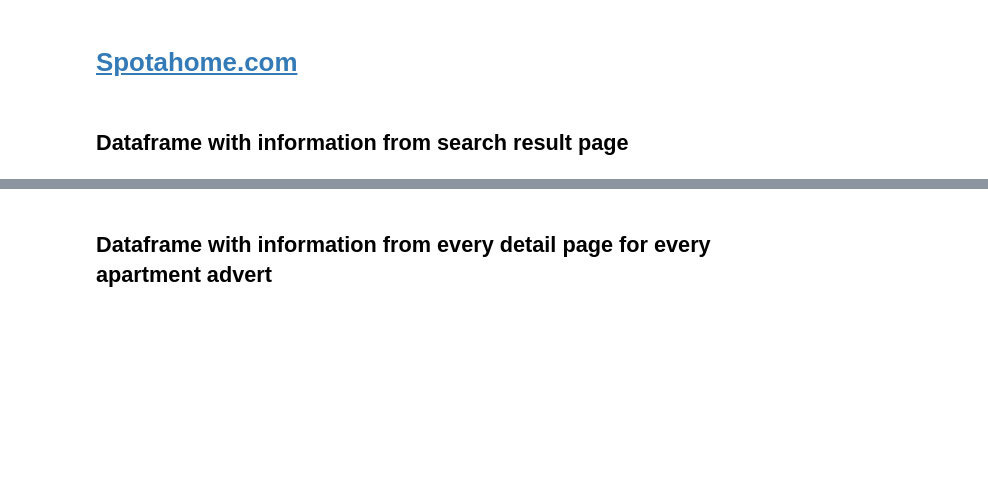
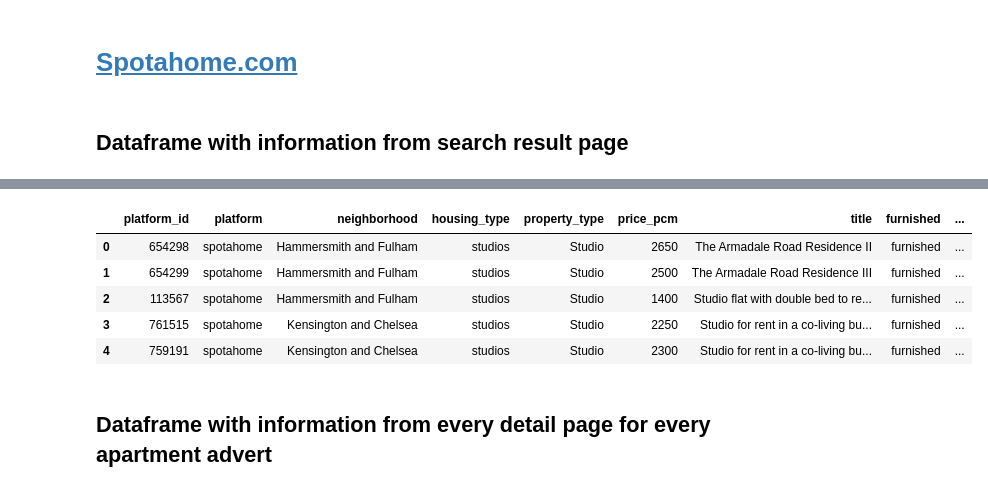
Before and after one commit to capstone-jmrs/capstone-proptech-repo, a Jupyter notebook: spotahome_julia_clean.ipynb, the cells around one changed output, grey strips where cells are left out. Drawn from its saved outputs; the diff is of its cells as text; code cells hidden in the pictures; blank space fills up the shorter version.

```diff
--- a/spotahome_julia_clean.ipynb
+++ b/spotahome_julia_clean.ipynb
@@ -212,3 +216,12 @@ memory usage: 91.6+ KB
+# %%
+df_complete.head(5)
+# %% [output]
+|  | platform_id | platform | neighborhood | housing_type | property_type | price_pcm | title | furnished | ... |
+| 0 | 654298 | spotahome | Hammersmith and Fulham | studios | Studio | 2650 | The Armadale Road Residence II | furnished | ... |
+| 1 | 654299 | spotahome | Hammersmith and Fulham | studios | Studio | 2500 | The Armadale Road Residence III | furnished | ... |
+| 2 | 113567 | spotahome | Hammersmith and Fulham | studios | Studio | 1400 | Studio flat with double bed to re... | furnished | ... |
+| 3 | 761515 | spotahome | Kensington and Chelsea | studios | Studio | 2250 | Studio for rent in a co-living bu... | furnished | ... |
+| 4 | 759191 | spotahome | Kensington and Chelsea | studios | Studio | 2300 | Studio for rent in a co-living bu... | furnished | ... |
 # %% [markdown]
 ## Dataframe with information from every detail page for every apartment advert
 # %%
```
Also changed, not shown: parts of 2 cells of this notebook, 4 other files.
